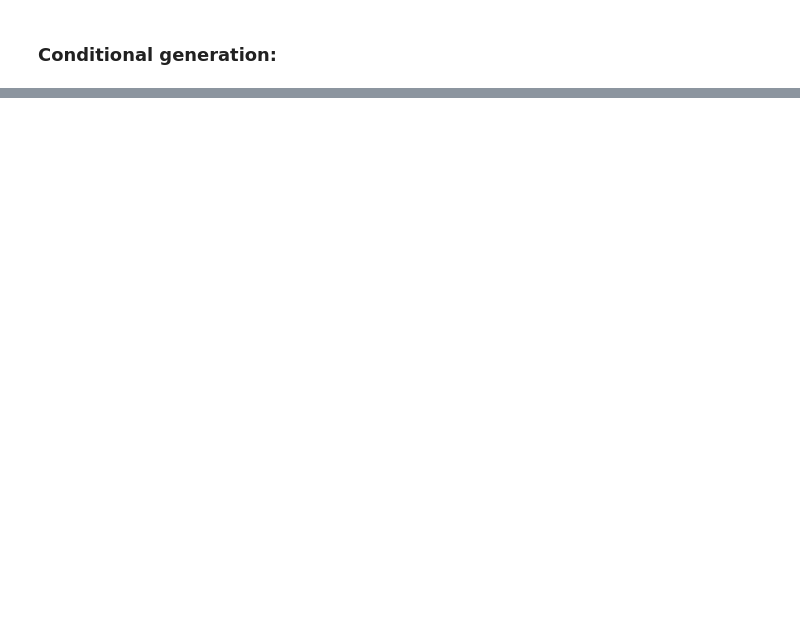
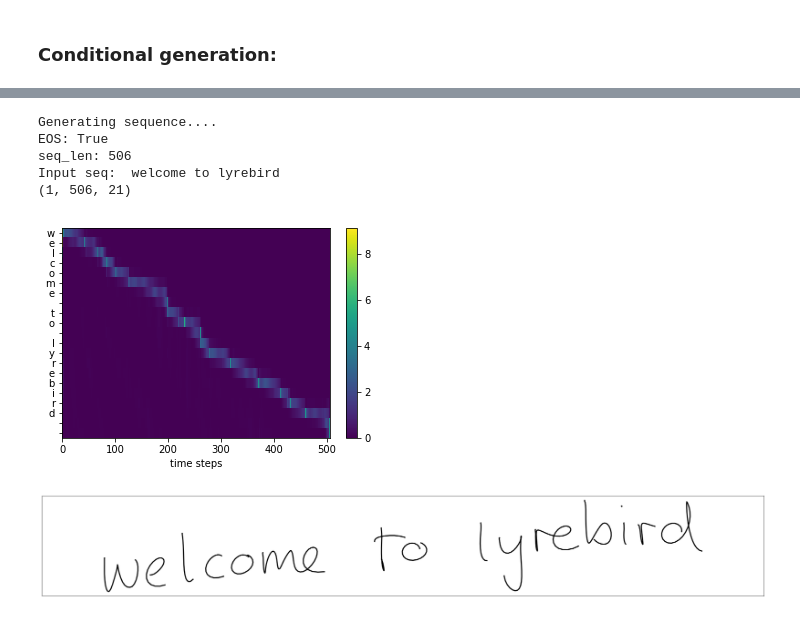
Before and after one commit to swechhasingh/Handwriting-synthesis, a Jupyter notebook: notebooks/results.ipynb, the cells around one changed output, grey strips where cells are left out. Saved outputs shown, nothing was run; the diff lists cells and outputs as text; code cells hidden in the pictures; blank space fills up the shorter version.

```diff
--- a/notebooks/results.ipynb
+++ b/notebooks/results.ipynb
@@ -33,0 +60,19 @@ welcome to lyrebird
+# %%
+model_path = '../saved_models/best_model_synthesis.pt'
+text = "welcome to lyrebird"
+gen_seq = generate_conditional_sequence(model_path, text, device,
+                                        train_dataset.char_to_id, train_dataset.idx_to_char, bias=10.)
+
+# denormalize the generated offsets using train set mean and std
+gen_seq = data_denormalization(Global.train_mean, Global.train_std, gen_seq)
+
+# plot the sequence
+plot_stroke(gen_seq[0])
+# %% [output]
+Generating sequence....
+EOS: True
+seq_len: 506
+Input seq:  welcome to lyrebird
+(1, 506, 21)
+[figure, added]
+[figure, added]
```
Also changed, not shown: parts of 14 cells of this notebook, 49 other files.
